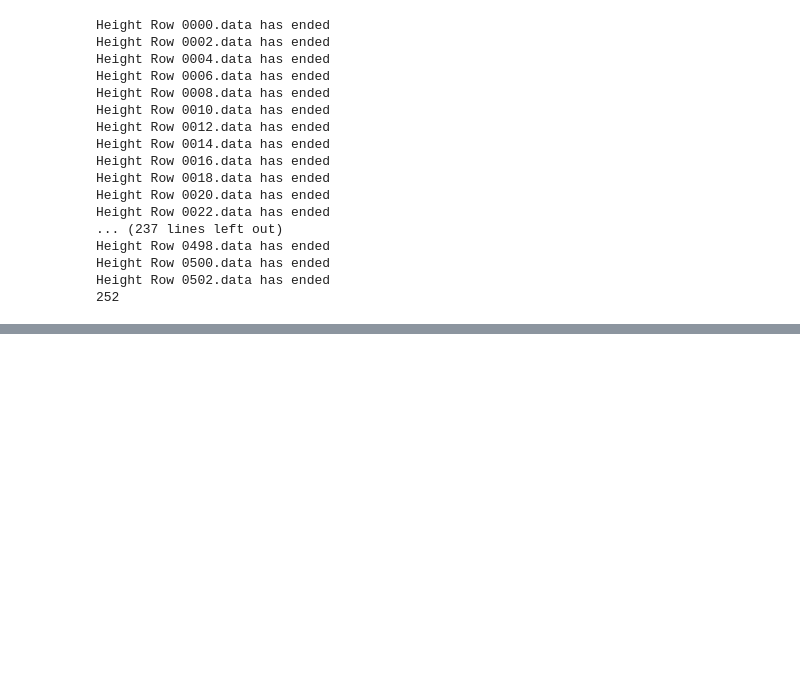
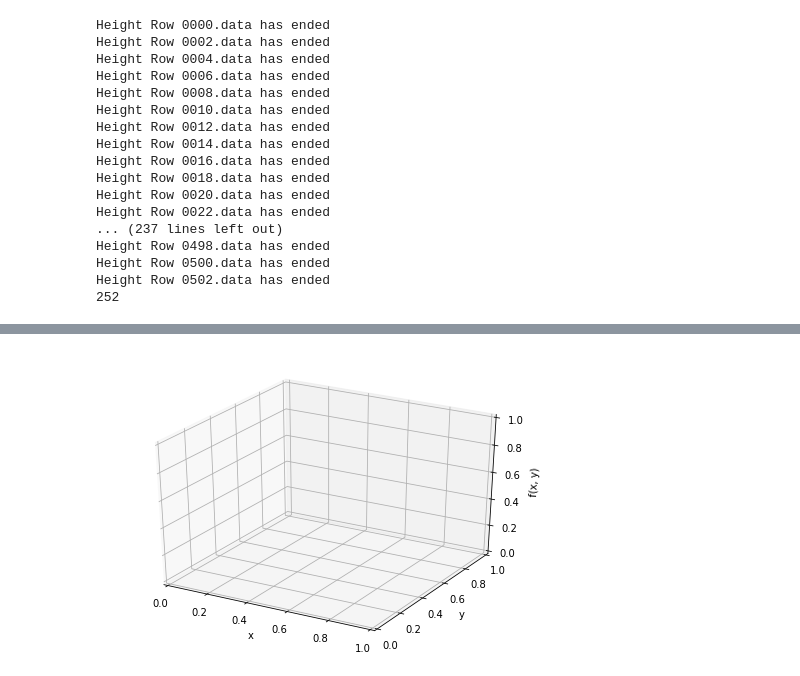
Before and after one commit to maeda-lab/haptic, a Jupyter notebook: sensor/test.ipynb, the cells around one changed output, grey strips where cells are left out. Cells and saved outputs as stored; diff of their text form; code cells hidden in the pictures; blank space fills up the shorter version.

```diff
--- a/sensor/test.ipynb
+++ b/sensor/test.ipynb
@@ -26,20 +46,18 @@ from pylab import *
 # %%
-path = "//FS1//Maedalab//home//junjie-hua//wave//fourD_sensor//rawdata//20191101//test1_belly//Height" #faulder
-files= os.listdir(path) #all files in the faulder
+path = "//FS1//Maedalab//home//junjie-hua//wave//fourD_sensor//rawdata//20191101//test1_belly//Height" #belly上の計測データ元
+files = os.listdir(path) #all files in the faulder　縦方向(y軸)のデータファイル
 s = []
 n = 0
 
-os.chdir("//FS1//Maedalab//home//junjie-hua//wave//fourD_sensor//rawdata//20191101//test1_belly//Height")
+os.chdir("//FS1//Maedalab//home//junjie-hua//wave//fourD_sensor//rawdata//20191101//test1_belly//Height") #local()関数を利用するためのコードです
 for file in glob.glob("*.data"):
-    #print(file)
-
-    f = open(path + "//" + file ,mode='rb')#n列目
-    name='topo'+str(n)
-    locals()['topo'+str(n)]= np.fromfile(f, dtype='float64',sep='').reshape(512,10000)
+    f = open(path + "//" + file ,mode='rb')#n列目　rb= read binary
+    name = 'topo'+str(n)  #一つのファイルには一行についての画像枚分のデータが横方向（X軸）の画素分のデータを変数topo+str(n)に入れます
+    locals()['topo'+str(n)]= np.fromfile(f, dtype='float64',sep='').reshape(256,20000) #float64の形で読み込むと，5120000の数列ができました．bellyの計測時間=20*1000msため，256*20000とreshapeしました．x軸上のサンプリング点が256個となります．
     print(file,"has ended")
     n = n + 1
 
-print(n)
+print(n) #y軸上サンプリング点の数を数えます--252個(なぜ256ではない？)
 # %% [output]
 Height Row 0000.data has ended
 Height Row 0002.data has ended
@@ -67,0 +86,69 @@ Height Row 0502.data has ended
+# %%
+#時間方向に3Dグラフのアニメーション
+
+# (x,y,1)のデータを取り出すための関数
+names = locals()
+def f(x,y,t):
+    k = names['topo'+str(y)][x,t]  #topo_str(y)の数列から，(x,t)のデータを取り出します
+    return k
+#print(f(255,251,19999))
+
+
+# X, Y value
+x = np.linspace(0,256-1,256)
+y = np.linspace(0,252-1,252)
+X,Y = np.meshgrid(x,y)  #サンプリング点の数：x軸256個， y軸252個
+
+
+
+Z = [[0 for i in range(X.shape[1])] for i in range(Y.shape[0])]
+
+"""
+for i in range(X.shape[0]):
+    for j in range(X.shape[1]):
+        Z[i][j] = f(j,i)
+Z_array=np.array(Z)# turn list into array
+Z_array = Z_array/1e50   #Z_arrayの各データが大きすぎるため，オーだーを小さくします
+
+
+# 3Dグラフを作成する
+fig = plt.figure()
+ax = Axes3D(fig)
+
+ax.set_xlabel("x")
+ax.set_ylabel("y")
+ax.set_zlabel("f(x, y)")
+
+
+surface= ax.plot_surface(X, Y, Z_array, rstride=1, cstride=1, cmap=plt.get_cmap('rainbow'))
+fig.colorbar(surface)
+
+
+plt.show()
+"""
+
+
+fig = plt.figure()
+ax = Axes3D(fig)
+ax.set_xlabel("x")
+ax.set_ylabel("y")
+ax.set_zlabel("f(x, y)")
+ims = [] #image stram
+
+print("start")
+for t in range(20000):
+    if y % 100 == 0:
+        for i in range(X.shape[0]):
+            for j in range(X.shape[1]):
+                Z[i][j] = f(j,i,t)/1e50 #データが大きすぎるため，オーだーを小さくします
+        Z_array = np.array(Z)# turn list into array
+        im = ax.plot_surface(X, Y, Z_array, rstride=1, cstride=1, cmap=plt.get_cmap('rainbow'))
+        ims.append(im)                  # グラフを配列 ims に追加
+        print(t)
+    else:
+        skip
+
+# 200枚のプロットを 100ms ごとに表示
+ani = animation.ArtistAnimation(fig, ims, interval=100)
+plt.show()
+# %% [output]
@@ -68,3 +157,4 @@ Height Row 0502.data has ended
+[figure, added]
 # %%
 '''
 color map
```
Also changed, not shown: parts of 8 cells of this notebook.
